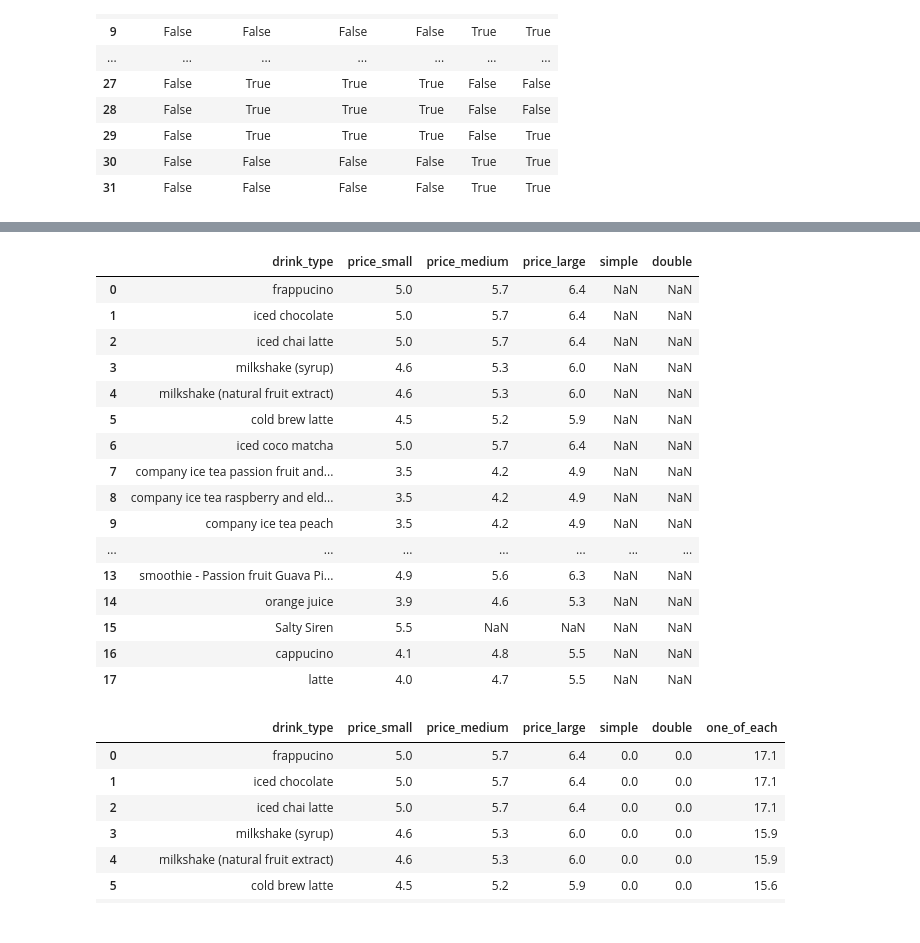
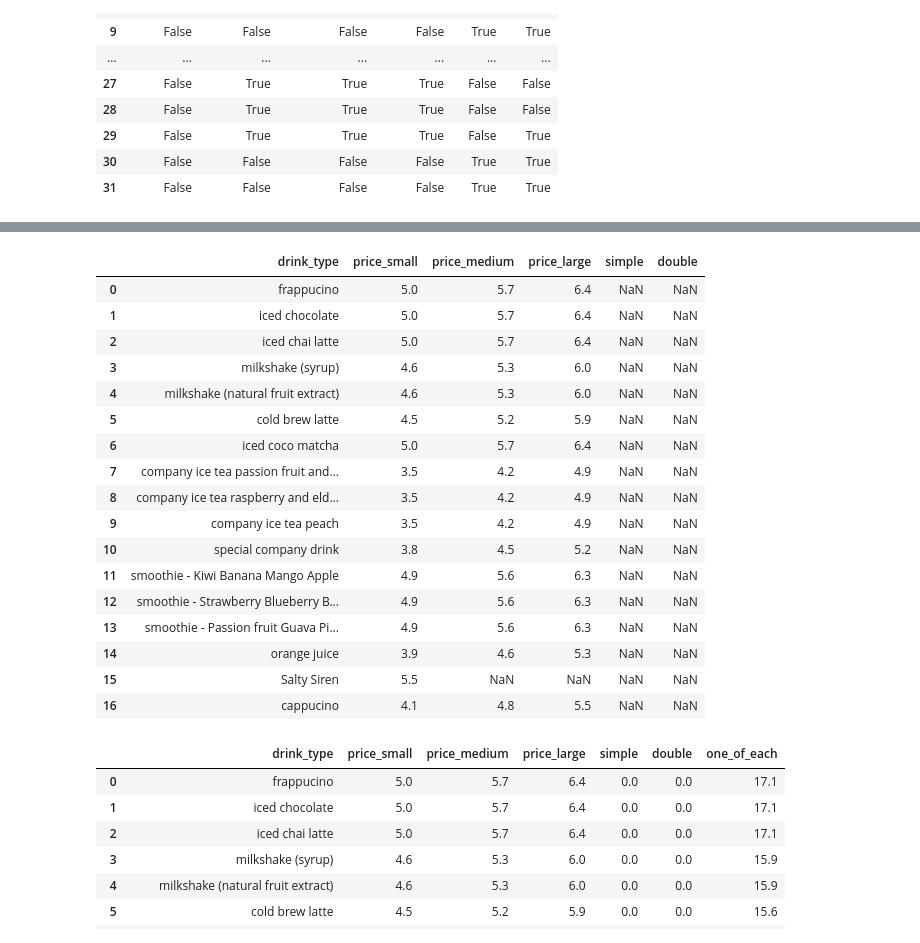
Before and after one commit to Luna-Agora/coffee, a Jupyter notebook: Notebooks/coffee notebook.ipynb, the cells around one changed output, grey strips where cells are left out. Cells and saved outputs as stored; diff of their text form; code cells hidden in the pictures.

```diff
--- a/Notebooks/coffee notebook.ipynb
+++ b/Notebooks/coffee notebook.ipynb
@@ -84,25 +84,26 @@ price.last
 30           3.6          4.3     NaN     NaN
 31           3.4          3.8     NaN     NaN  >
 # %%
-price.head(18)
+price.head(17)
 # %% [output]
 |  | drink_type | price_small | price_medium | price_large | simple | double |
 | 0 | frappucino | 5.0 | 5.7 | 6.4 | NaN | NaN |
 | 1 | iced chocolate | 5.0 | 5.7 | 6.4 | NaN | NaN |
 | 2 | iced chai latte | 5.0 | 5.7 | 6.4 | NaN | NaN |
 | 3 | milkshake (syrup) | 4.6 | 5.3 | 6.0 | NaN | NaN |
 | 4 | milkshake (natural fruit extract) | 4.6 | 5.3 | 6.0 | NaN | NaN |
 | 5 | cold brew latte | 4.5 | 5.2 | 5.9 | NaN | NaN |
 | 6 | iced coco matcha | 5.0 | 5.7 | 6.4 | NaN | NaN |
 | 7 | company ice tea passion fruit and... | 3.5 | 4.2 | 4.9 | NaN | NaN |
 | 8 | company ice tea raspberry and eld... | 3.5 | 4.2 | 4.9 | NaN | NaN |
 | 9 | company ice tea peach | 3.5 | 4.2 | 4.9 | NaN | NaN |
-| ... | ... | ... | ... | ... | ... | ... |
+| 10 | special company drink | 3.8 | 4.5 | 5.2 | NaN | NaN |
+| 11 | smoothie - Kiwi Banana Mango Apple | 4.9 | 5.6 | 6.3 | NaN | NaN |
+| 12 | smoothie - Strawberry Blueberry B... | 4.9 | 5.6 | 6.3 | NaN | NaN |
 | 13 | smoothie - Passion fruit Guava Pi... | 4.9 | 5.6 | 6.3 | NaN | NaN |
 | 14 | orange juice | 3.9 | 4.6 | 5.3 | NaN | NaN |
 | 15 | Salty Siren | 5.5 | NaN | NaN | NaN | NaN |
 | 16 | cappucino | 4.1 | 4.8 | 5.5 | NaN | NaN |
-| 17 | latte | 4.0 | 4.7 | 5.5 | NaN | NaN |
 # %%
 price2 = price
 # %%
```
